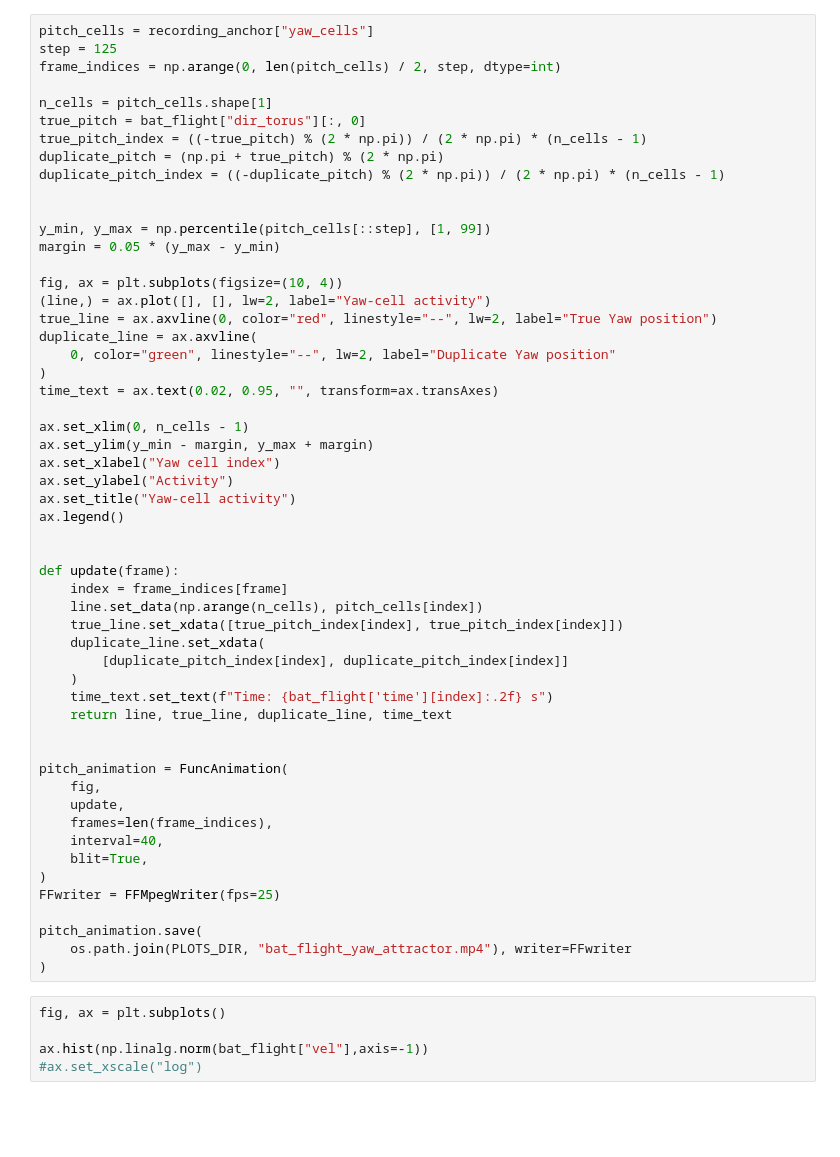
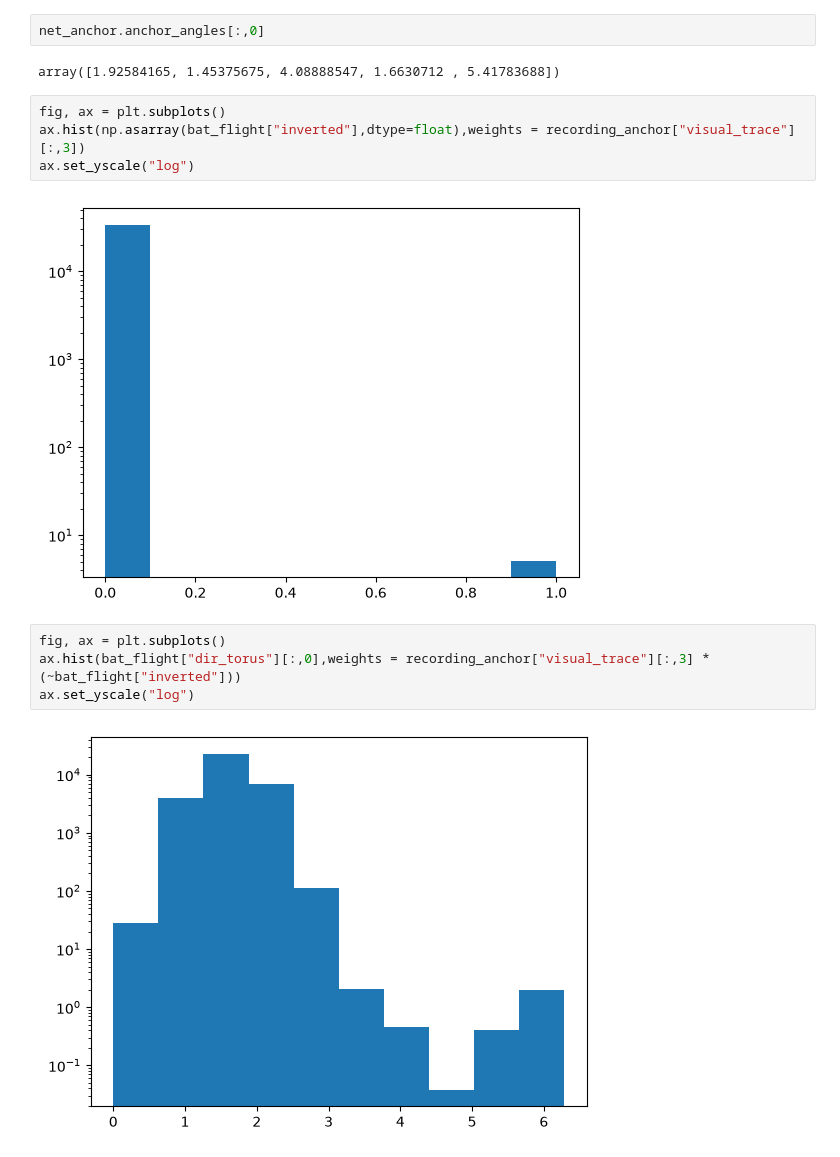
Before and after one commit to siaulich/grid-cells, a Jupyter notebook: notebooks/bat_flight_anchoring.ipynb, the cells around one changed output. Drawn from its saved outputs; the diff is of its cells as text; blank space fills up the shorter version.

```diff
--- a/notebooks/bat_flight_anchoring.ipynb
+++ b/notebooks/bat_flight_anchoring.ipynb
@@ -229,59 +192,16 @@ pitch_animation.save(
-# %%
-pitch_cells = recording_anchor["yaw_cells"]
-step = 125
-frame_indices = np.arange(0, len(pitch_cells) / 2, step, dtype=int)
-
-n_cells = pitch_cells.shape[1]
-true_pitch = bat_flight["dir_torus"][:, 0]
-true_pitch_index = ((-true_pitch) % (2 * np.pi)) / (2 * np.pi) * (n_cells - 1)
-duplicate_pitch = (np.pi + true_pitch) % (2 * np.pi)
-duplicate_pitch_index = ((-duplicate_pitch) % (2 * np.pi)) / (2 * np.pi) * (n_cells - 1)
-
-
-y_min, y_max = np.percentile(pitch_cells[::step], [1, 99])
-margin = 0.05 * (y_max - y_min)
-
-fig, ax = plt.subplots(figsize=(10, 4))
-(line,) = ax.plot([], [], lw=2, label="Yaw-cell activity")
-true_line = ax.axvline(0, color="red", linestyle="--", lw=2, label="True Yaw position")
-duplicate_line = ax.axvline(
-    0, color="green", linestyle="--", lw=2, label="Duplicate Yaw position"
-)
-time_text = ax.text(0.02, 0.95, "", transform=ax.transAxes)
-
-ax.set_xlim(0, n_cells - 1)
-ax.set_ylim(y_min - margin, y_max + margin)
-ax.set_xlabel("Yaw cell index")
-ax.set_ylabel("Activity")
-ax.set_title("Yaw-cell activity")
-ax.legend()
-
-
-def update(frame):
-    index = frame_indices[frame]
-    line.set_data(np.arange(n_cells), pitch_cells[index])
-    true_line.set_xdata([true_pitch_index[index], true_pitch_index[index]])
-    duplicate_line.set_xdata(
-        [duplicate_pitch_index[index], duplicate_pitch_index[index]]
-    )
-    time_text.set_text(f"Time: {bat_flight['time'][index]:.2f} s")
-    return line, true_line, duplicate_line, time_text
-
-
-pitch_animation = FuncAnimation(
-    fig,
-    update,
-    frames=len(frame_indices),
-    interval=40,
-    blit=True,
-)
-FFwriter = FFMpegWriter(fps=25)
-
-pitch_animation.save(
-    os.path.join(PLOTS_DIR, "bat_flight_yaw_attractor.mp4"), writer=FFwriter
-)
-# %%
-fig, ax = plt.subplots()
-
-ax.hist(np.linalg.norm(bat_flight["vel"],axis=-1))
-#ax.set_xscale("log")
+# %%
+net_anchor.anchor_angles[:,0]
+# %% [output]
+array([1.92584165, 1.45375675, 4.08888547, 1.6630712 , 5.41783688])
+# %%
+fig, ax = plt.subplots()
+ax.hist(np.asarray(bat_flight["inverted"],dtype=float),weights = recording_anchor["visual_trace"][:,3])
+ax.set_yscale("log")
+# %% [output]
+[figure, added]
+# %%
+fig, ax = plt.subplots()
+ax.hist(bat_flight["dir_torus"][:,0],weights = recording_anchor["visual_trace"][:,3] * (~bat_flight["inverted"]))
+ax.set_yscale("log")
+# %% [output]
+[figure, added]
```
Also changed, not shown: parts of 11 cells of this notebook, 2 other files.
